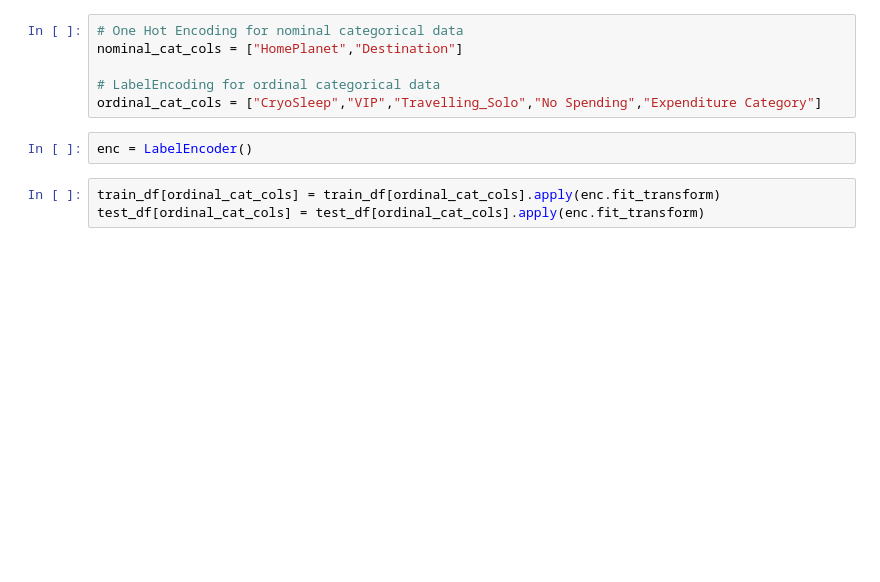
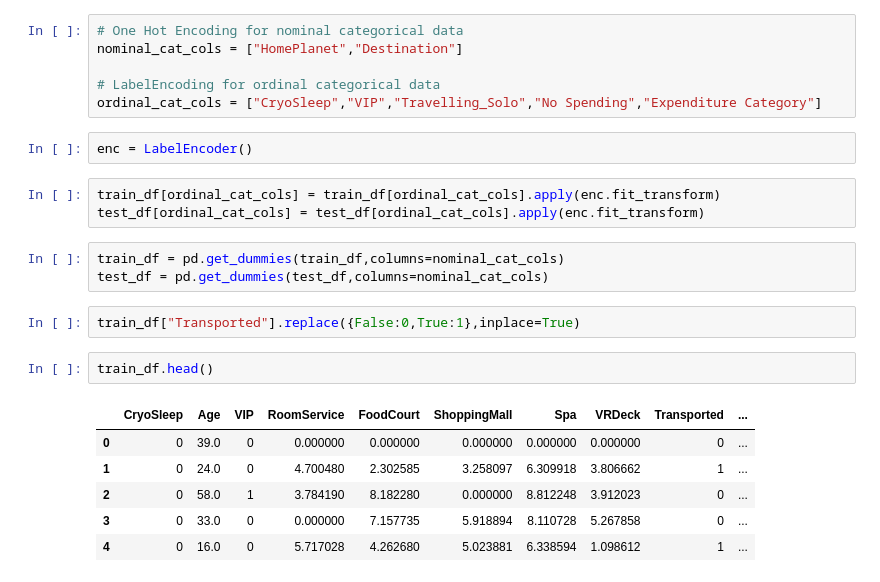
Before and after one commit to 7PAM2015-0509-2023-Team-8/Kaggle-Challenge, a Jupyter notebook: Kaggle_Challenge.ipynb, the cells around one changed output. Saved outputs shown, nothing was run; the diff lists cells and outputs as text; blank space fills up the shorter version.

```diff
--- a/Kaggle_Challenge.ipynb
+++ b/Kaggle_Challenge.ipynb
@@ -697,3 +697,17 @@ enc = LabelEncoder()
 # %%
 train_df[ordinal_cat_cols] = train_df[ordinal_cat_cols].apply(enc.fit_transform)
 test_df[ordinal_cat_cols] = test_df[ordinal_cat_cols].apply(enc.fit_transform)
+# %%
+train_df = pd.get_dummies(train_df,columns=nominal_cat_cols)
+test_df = pd.get_dummies(test_df,columns=nominal_cat_cols)
+# %%
+train_df["Transported"].replace({False:0,True:1},inplace=True)
+# %%
+train_df.head()
+# %% [output]
+|  | CryoSleep | Age | VIP | RoomService | FoodCourt | ShoppingMall | Spa | VRDeck | Transported | ... |
+| 0 | 0 | 39.0 | 0 | 0.000000 | 0.000000 | 0.000000 | 0.000000 | 0.000000 | 0 | ... |
+| 1 | 0 | 24.0 | 0 | 4.700480 | 2.302585 | 3.258097 | 6.309918 | 3.806662 | 1 | ... |
+| 2 | 0 | 58.0 | 1 | 3.784190 | 8.182280 | 0.000000 | 8.812248 | 3.912023 | 0 | ... |
+| 3 | 0 | 33.0 | 0 | 0.000000 | 7.157735 | 5.918894 | 8.110728 | 5.267858 | 0 | ... |
+| 4 | 0 | 16.0 | 0 | 5.717028 | 4.262680 | 5.023881 | 6.338594 | 1.098612 | 1 | ... |
```
Also changed, not shown: parts of 1 cell of this notebook.
